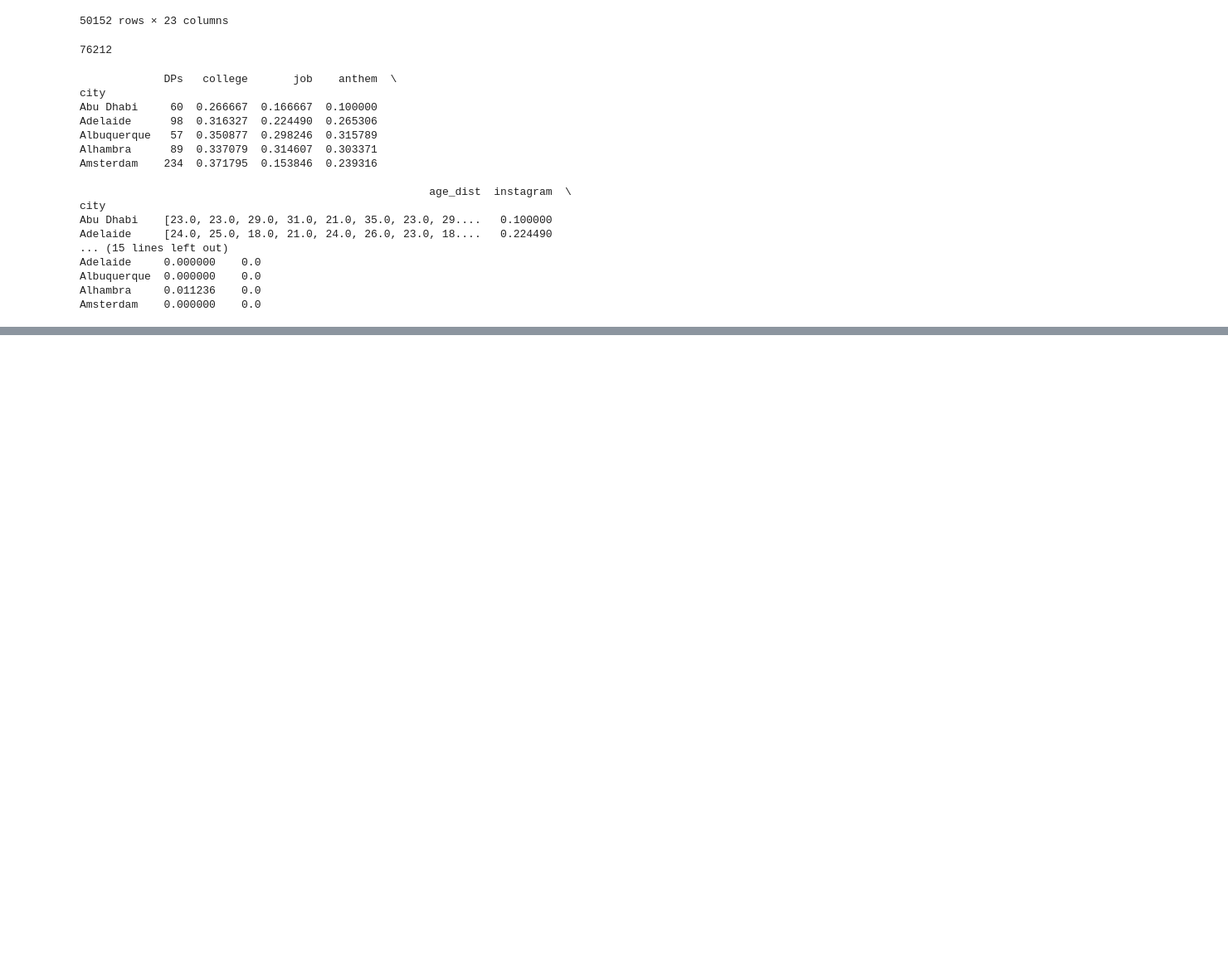
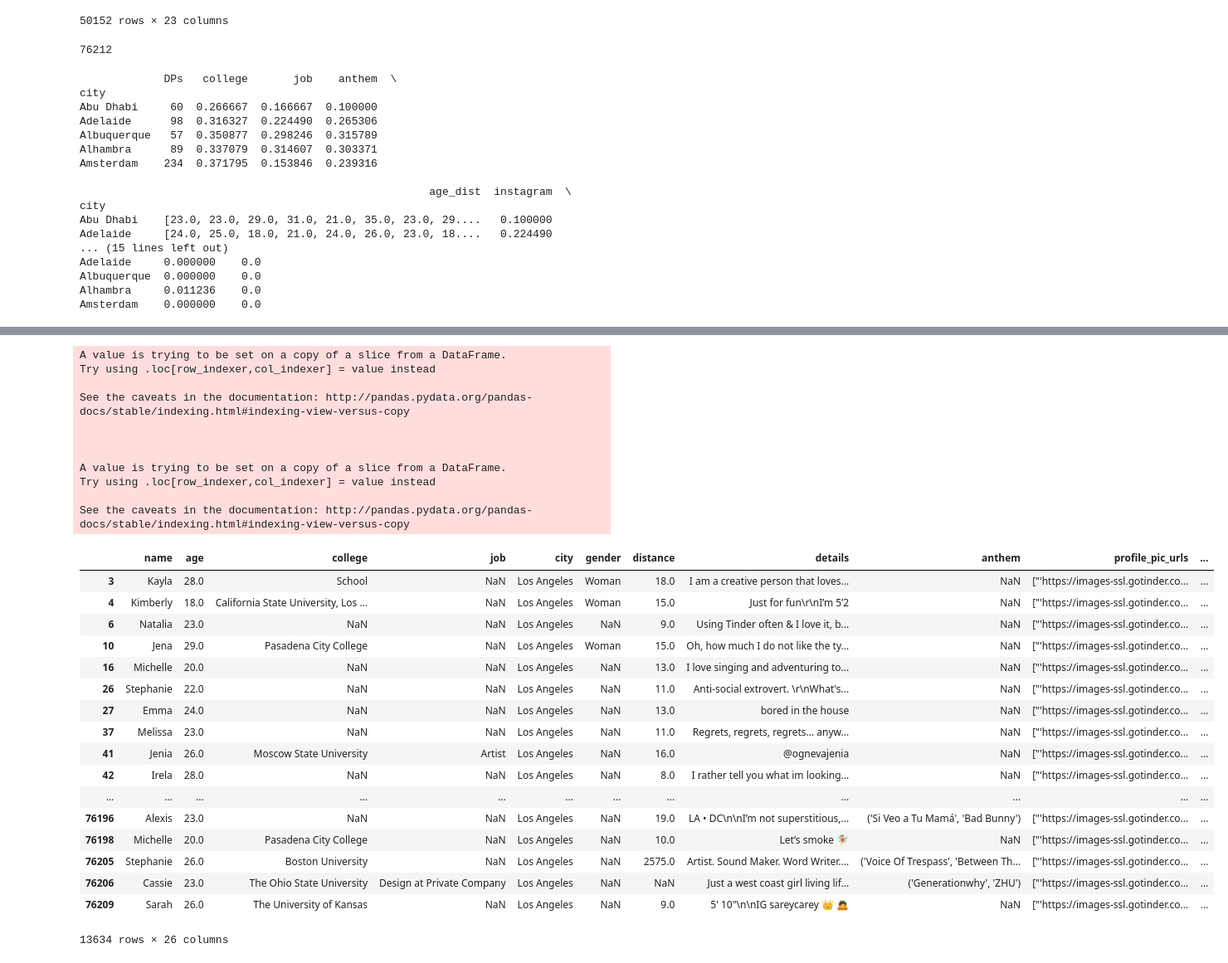
Before and after one commit to mdhwang/tinderbot, a Jupyter notebook: Untitled.ipynb, the cells around one changed output, grey strips where cells are left out. Shown at 83% size. Drawn from its saved outputs; the diff is of its cells as text; code cells hidden in the pictures; blank space fills up the shorter version.

Commit message:
updated single city and top 5 scripts

```diff
--- a/Untitled.ipynb
+++ b/Untitled.ipynb
@@ -190,0 +247,34 @@ df.city.to_list()
+# %%
+df = df[df.city == "Los Angeles"]
+# %%
+calc_similarity(df)
+# %% [output]
+A value is trying to be set on a copy of a slice from a DataFrame.
+Try using .loc[row_indexer,col_indexer] = value instead
+
+See the caveats in the documentation: http://pandas.pydata.org/pandas-docs/stable/indexing.html#indexing-view-versus-copy
+
+
+
+A value is trying to be set on a copy of a slice from a DataFrame.
+Try using .loc[row_indexer,col_indexer] = value instead
+
+See the caveats in the documentation: http://pandas.pydata.org/pandas-docs/stable/indexing.html#indexing-view-versus-copy
+|  | name | age | college | job | city | gender | distance | details | anthem | profile_pic_urls | ... |
+| 3 | Kayla | 28.0 | School | NaN | Los Angeles | Woman | 18.0 | I am a creative person that loves... | NaN | ["'https://images-ssl.gotinder.co... | ... |
+| 4 | Kimberly | 18.0 | California State University, Los ... | NaN | Los Angeles | Woman | 15.0 | Just for fun\r\nI’m 5’2 | NaN | ["'https://images-ssl.gotinder.co... | ... |
+| 6 | Natalia | 23.0 | NaN | NaN | Los Angeles | NaN | 9.0 | Using Tinder often & I love it, b... | NaN | ["'https://images-ssl.gotinder.co... | ... |
+| 10 | Jena | 29.0 | Pasadena City College | NaN | Los Angeles | Woman | 15.0 | Oh, how much I do not like the ty... | NaN | ["'https://images-ssl.gotinder.co... | ... |
+| 16 | Michelle | 20.0 | NaN | NaN | Los Angeles | NaN | 13.0 | I love singing and adventuring to... | NaN | ["'https://images-ssl.gotinder.co... | ... |
+| 26 | Stephanie | 22.0 | NaN | NaN | Los Angeles | NaN | 11.0 | Anti-social extrovert. \r\nWhat's... | NaN | ["'https://images-ssl.gotinder.co... | ... |
+| 27 | Emma | 24.0 | NaN | NaN | Los Angeles | NaN | 13.0 | bored in the house | NaN | ["'https://images-ssl.gotinder.co... | ... |
+| 37 | Melissa | 23.0 | NaN | NaN | Los Angeles | NaN | 11.0 | Regrets, regrets, regrets... anyw... | NaN | ["'https://images-ssl.gotinder.co... | ... |
+| 41 | Jenia | 26.0 | Moscow State University | Artist | Los Angeles | NaN | 16.0 | @ognevajenia | NaN | ["'https://images-ssl.gotinder.co... | ... |
+| 42 | Irela | 28.0 | NaN | NaN | Los Angeles | NaN | 8.0 | I rather tell you what im looking... | NaN | ["'https://images-ssl.gotinder.co... | ... |
+| ... | ... | ... | ... | ... | ... | ... | ... | ... | ... | ... | ... |
+| 76196 | Alexis | 23.0 | NaN | NaN | Los Angeles | NaN | 19.0 | LA • DC\n\nI’m not superstitious,... | ('Si Veo a Tu Mamá', 'Bad Bunny') | ["'https://images-ssl.gotinder.co... | ... |
+| 76198 | Michelle | 20.0 | Pasadena City College | NaN | Los Angeles | NaN | 10.0 | Let’s smoke 🧚‍♀️ | NaN | ["'https://images-ssl.gotinder.co... | ... |
+| 76205 | Stephanie | 26.0 | Boston University | NaN | Los Angeles | NaN | 2575.0 | Artist. Sound Maker. Word Writer.... | ('Voice Of Trespass', 'Between Th... | ["'https://images-ssl.gotinder.co... | ... |
+| 76206 | Cassie | 23.0 | The Ohio State University | Design at Private Company | Los Angeles | NaN | NaN | Just a west coast girl living lif... | ('Generationwhy', 'ZHU') | ["'https://images-ssl.gotinder.co... | ... |
+| 76209 | Sarah | 26.0 | The University of Kansas | NaN | Los Angeles | NaN | 9.0 | 5' 10"\n\nIG sareycarey 👑 🙇 | NaN | ["'https://images-ssl.gotinder.co... | ... |
+13634 rows × 26 columns
```
Also changed, not shown: parts of 3 cells of this notebook, 3 other files.
